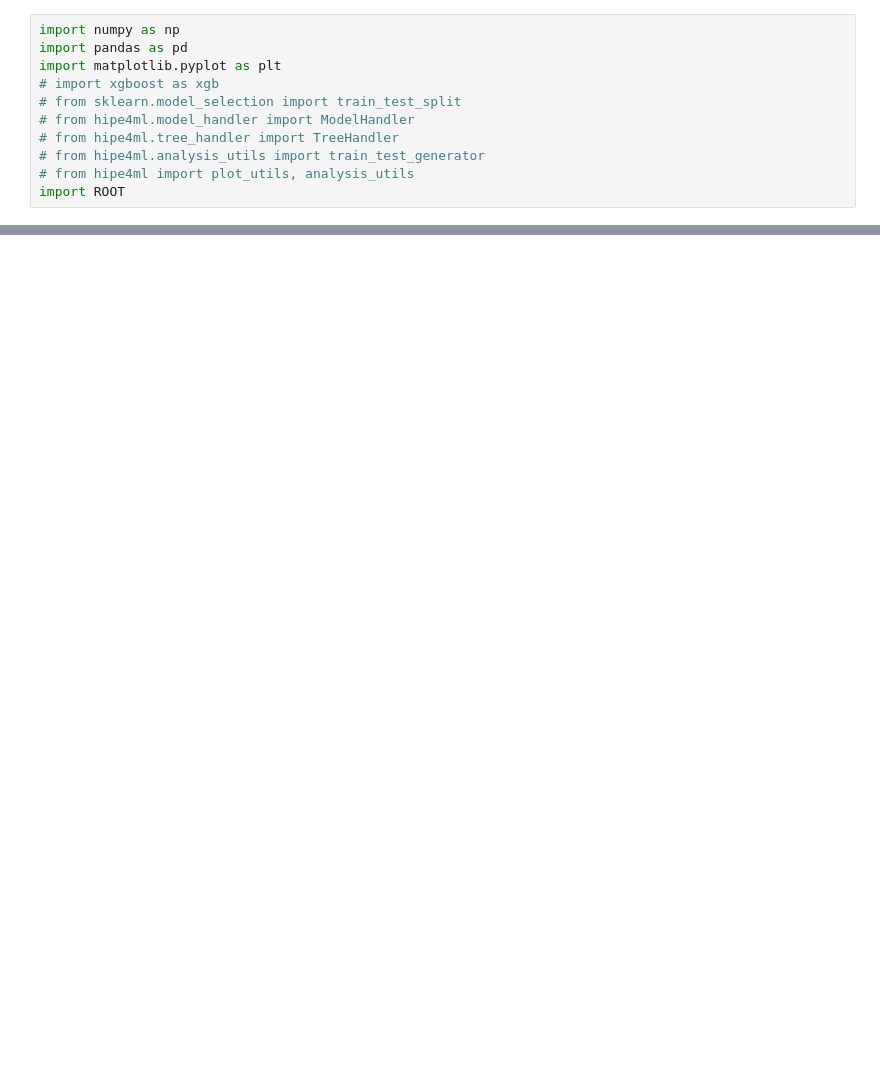
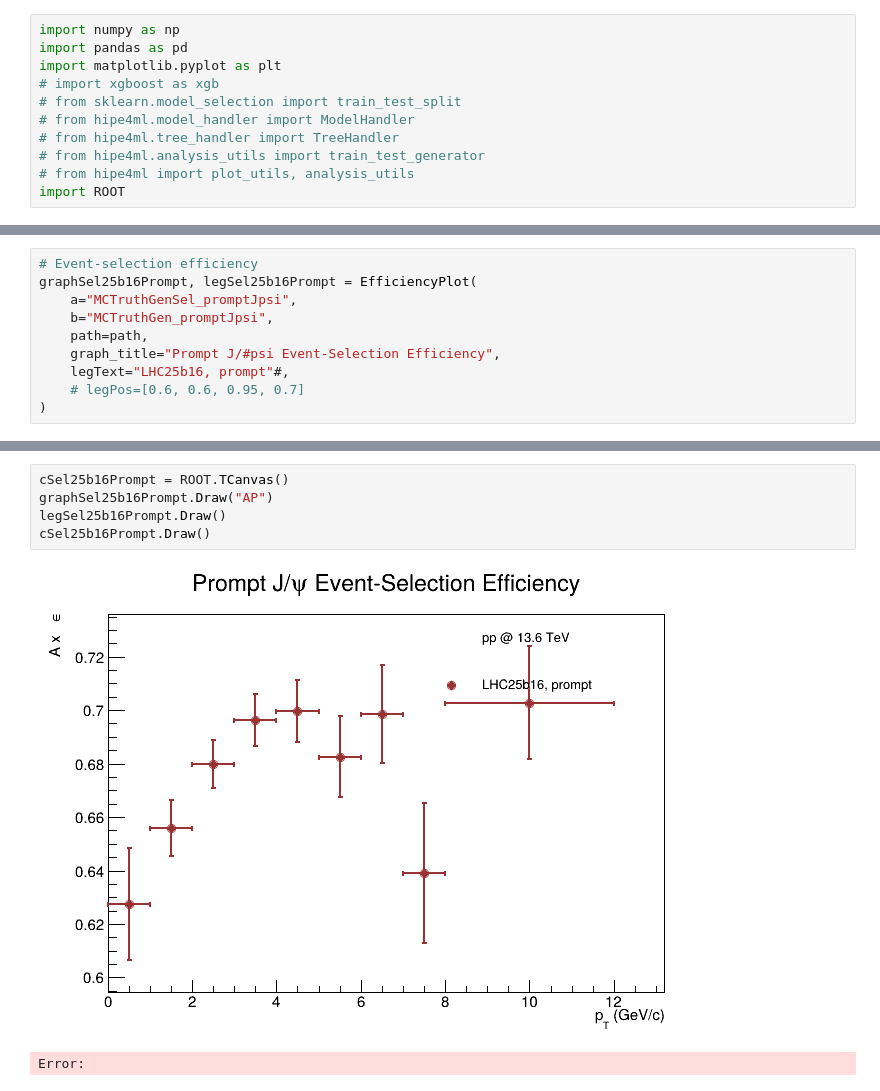
Before and after one commit to LucasFerrandi/Jpsi-Jets-Analysis, a Jupyter notebook: EfficiencyAndML/EfficienciesJPsi.ipynb, the cells around one changed output, grey strips where cells are left out. Cells and saved outputs as stored; diff of their text form; blank space fills up the shorter version.

```diff
--- a/EfficiencyAndML/EfficienciesJPsi.ipynb
+++ b/EfficiencyAndML/EfficienciesJPsi.ipynb
@@ -254,0 +476,10 @@ c25b16.Draw()
+# %%
+# Event-selection efficiency
+graphSel25b16Prompt, legSel25b16Prompt = EfficiencyPlot(
+    a="MCTruthGenSel_promptJpsi",
+    b="MCTruthGen_promptJpsi",
+    path=path,
+    graph_title="Prompt J/#psi Event-Selection Efficiency",
+    legText="LHC25b16, prompt"#,
+    # legPos=[0.6, 0.6, 0.95, 0.7]
+)
@@ -254,0 +490,8 @@ c25b16.Draw()
+# %%
+cSel25b16Prompt = ROOT.TCanvas()
+graphSel25b16Prompt.Draw("AP")
+legSel25b16Prompt.Draw()
+cSel25b16Prompt.Draw()
+# %% [output]
+[figure, added]
+Error:
```
Also changed, not shown: parts of 22 cells of this notebook, 11 other files.
